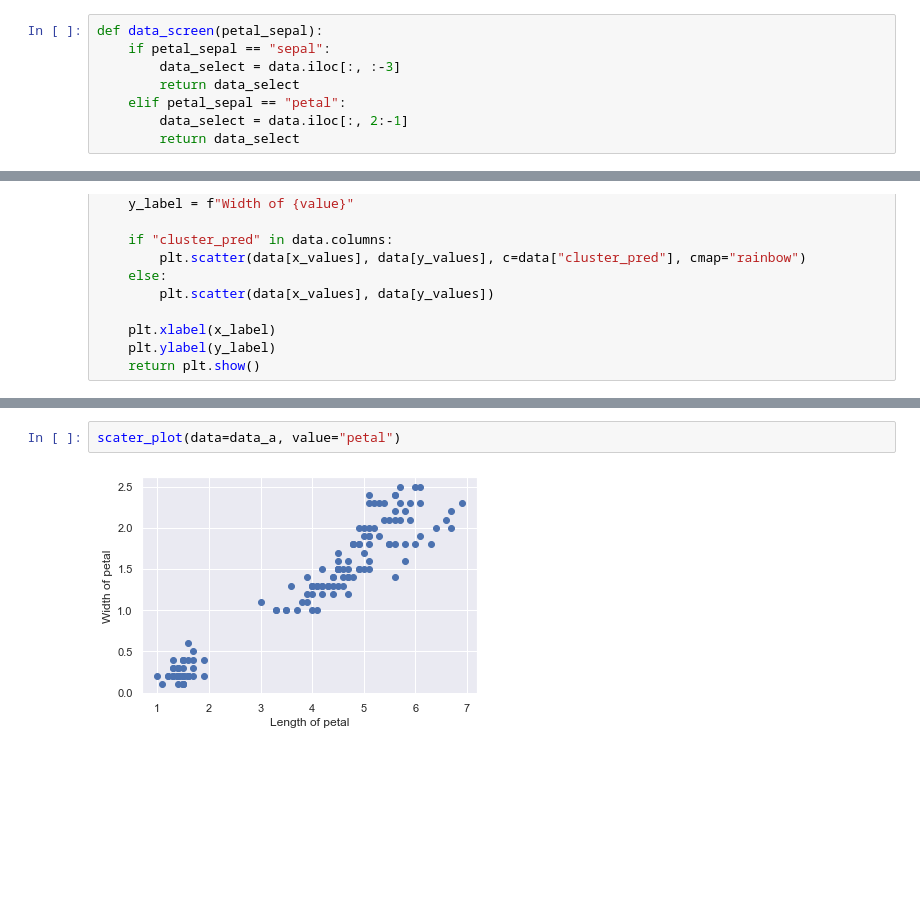
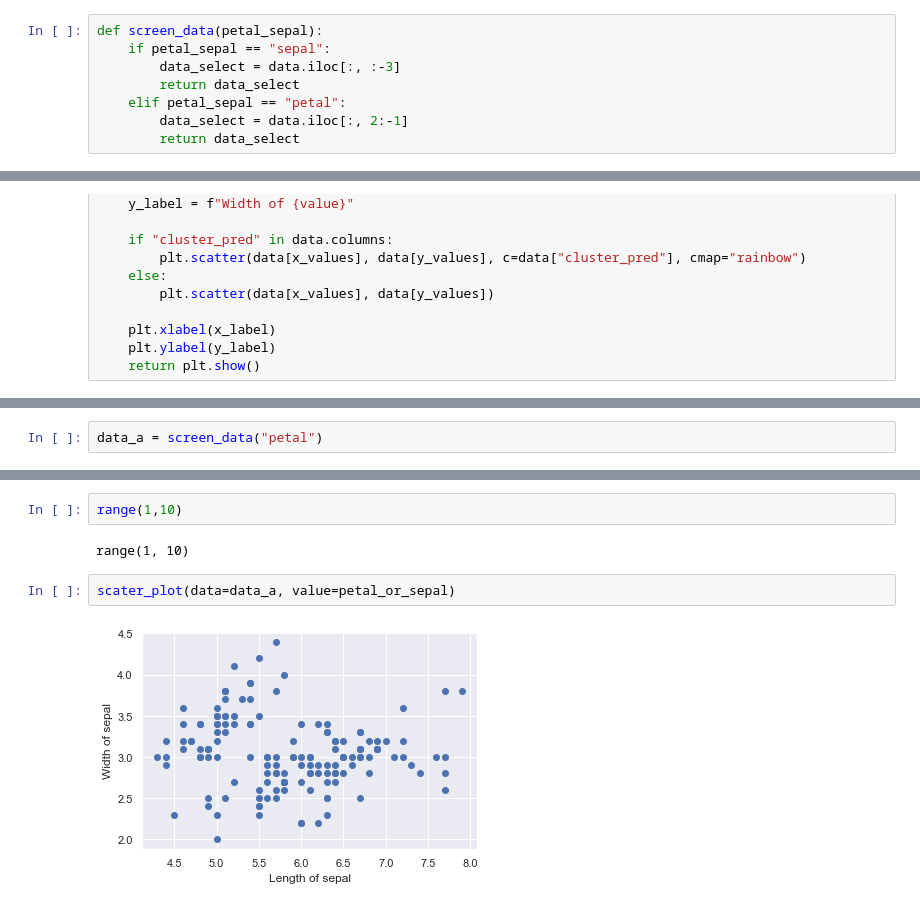
Before and after one commit to Kes-trel/Iris-Flower-Cluster-Analysis, a Jupyter notebook: working.ipynb, the cells around one changed output, grey strips where cells are left out. Saved outputs shown, nothing was run; the diff lists cells and outputs as text; blank space fills up the shorter version.

```diff
--- a/working.ipynb
+++ b/working.ipynb
@@ -29,5 +19,5 @@ petal_or_sepal = "sepal"
 # %%
-def data_screen(petal_sepal):
+def screen_data(petal_sepal):
     if petal_sepal == "sepal":
         data_select = data.iloc[:, :-3]
         return data_select
@@ -57,0 +58,2 @@ def scale_data(data):
+# %%
+data_a = screen_data("petal")
@@ -58,7 +64,11 @@ def scale_data(data):
+# %%
+range(1,10)
+# %% [output]
+range(1, 10)
 # %%
-scater_plot(data=data_a, value="petal")
+scater_plot(data=data_a, value=petal_or_sepal)
 # %% [output]
-[figure, old version]
+[figure, new version]
 # %%
 number_of_clusters = 2
 data_c = data_a.copy()
```
Also changed, not shown: parts of 7 cells of this notebook.
